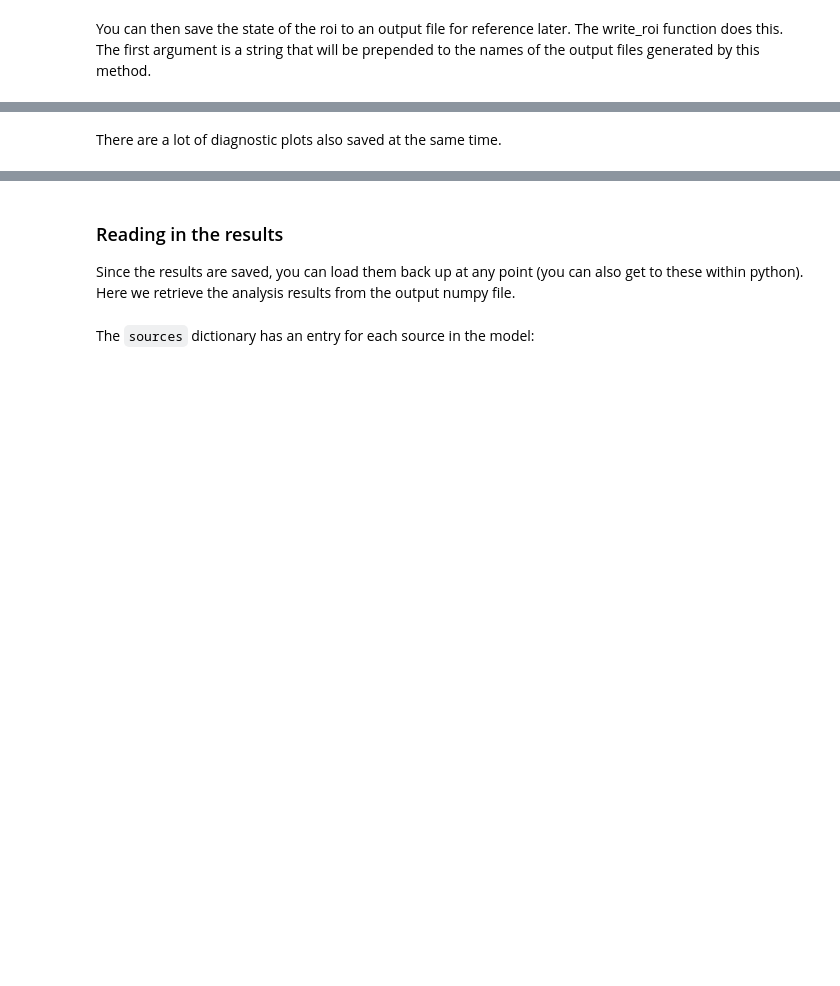
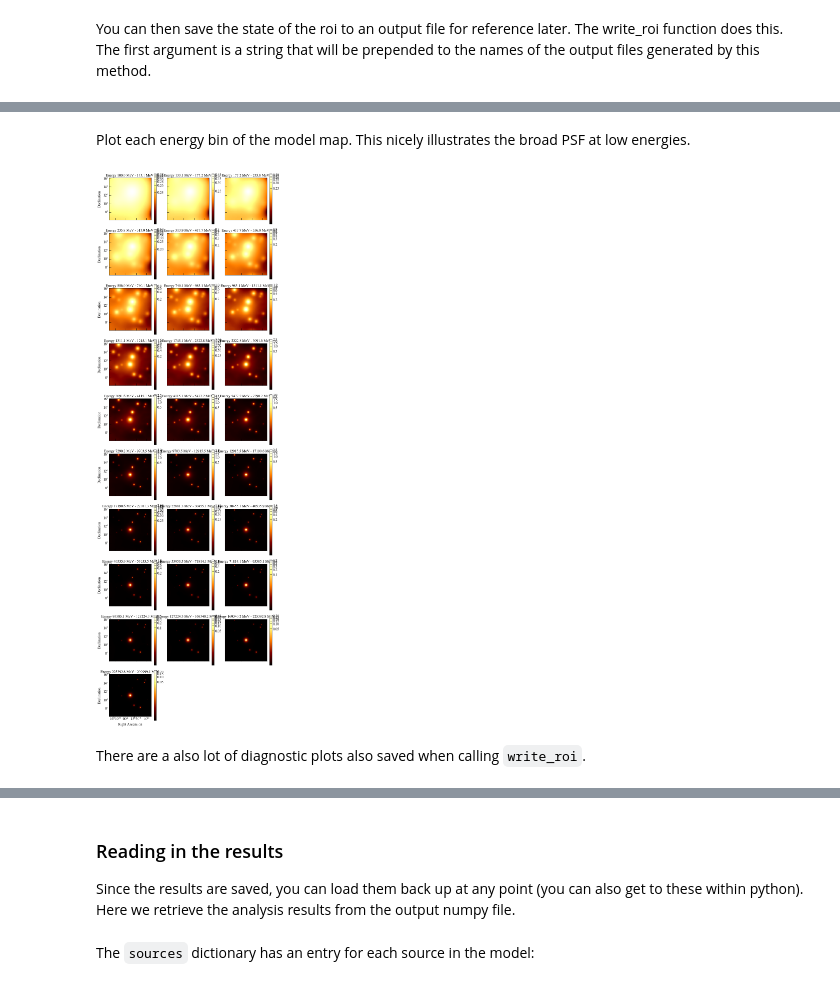
Before and after one commit to me-manu/fermipy-extra, a Jupyter notebook: notebooks/pg1553.ipynb, the cells around one changed output, grey strips where cells are left out. Drawn from its saved outputs; the diff is of its cells as text; code cells hidden in the pictures; blank space fills up the shorter version.

```diff
--- a/notebooks/pg1553.ipynb
+++ b/notebooks/pg1553.ipynb
@@ -440,5 +456,11 @@ The 'inframe' parameter of draw() was deprecated in Matplotlib 3.3 and will be r
+# %% [markdown]
+Plot each energy bin of the model map. This nicely illustrates the broad PSF at low energies.
+# %%
+_ = model_map[0].plot_grid(stretch='log', add_cbar=True)
+# %% [output]
+[figure, added]
 # %% [markdown]
-There are a lot of diagnostic plots also saved at the same time.
+There are a also lot of diagnostic plots also saved when calling `write_roi`.
 # %%
 ls -l pg1553/*.png
 # %% [output]
```
Also changed, not shown: parts of 30 cells of this notebook, 2 other files.
